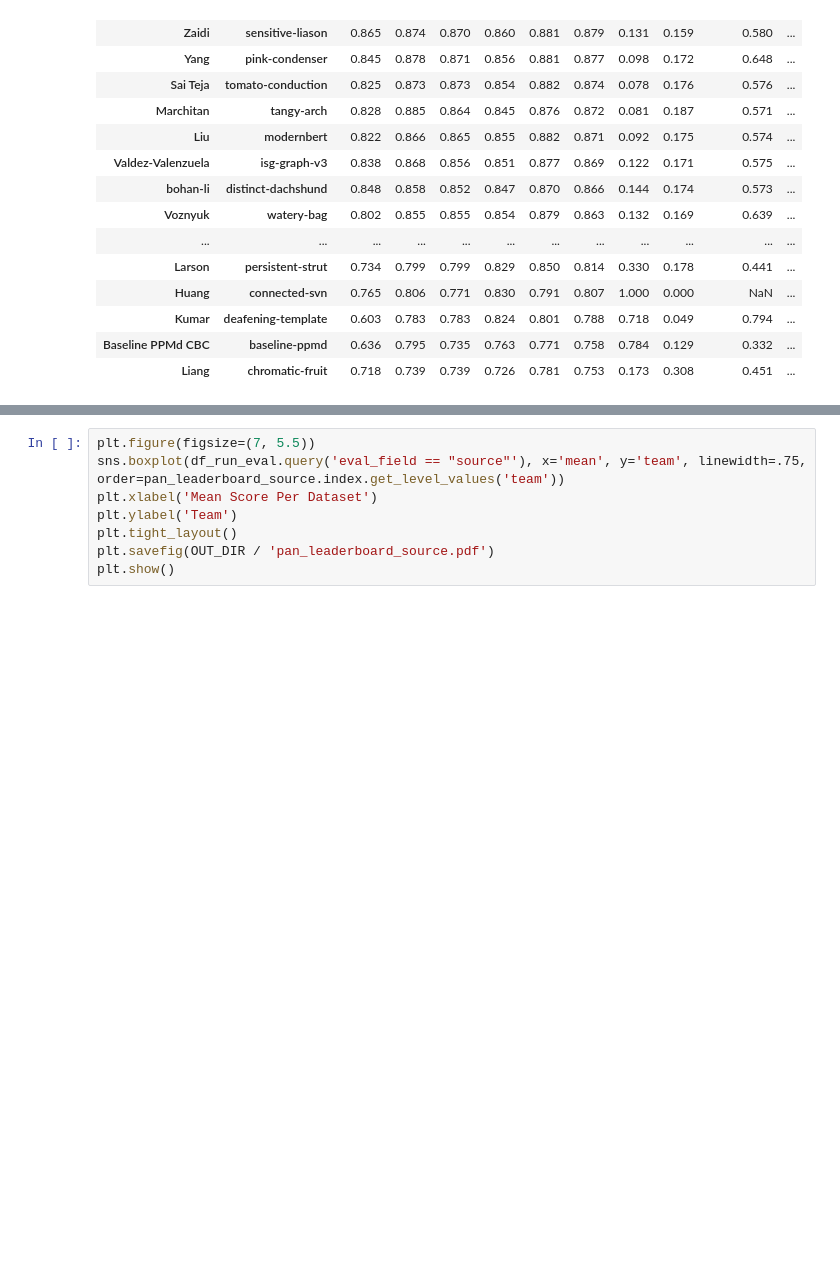
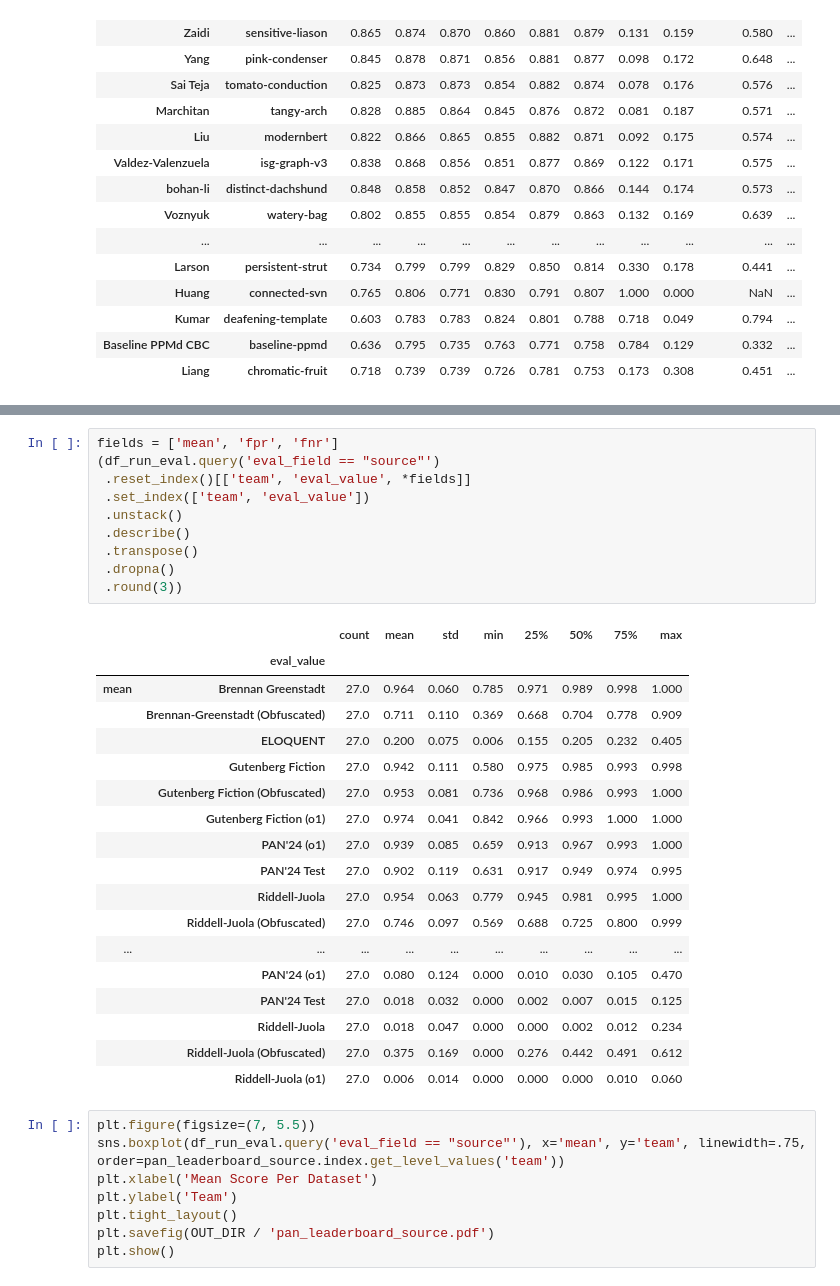
Before and after one commit to pan-webis-de/pan25-generative-ai-authorship-verification, a Jupyter notebook: notebooks/task_eval.ipynb, the cells around one changed output, grey strips where cells are left out. Saved outputs shown, nothing was run; the diff lists cells and outputs as text; blank space fills up the shorter version.

```diff
--- a/notebooks/task_eval.ipynb
+++ b/notebooks/task_eval.ipynb
@@ -261,3 +284,32 @@ pan_leaderboard_source.round(3)
+# %%
+fields = ['mean', 'fpr', 'fnr']
+(df_run_eval.query('eval_field == "source"')
+ .reset_index()[['team', 'eval_value', *fields]]
+ .set_index(['team', 'eval_value'])
+ .unstack()
+ .describe()
+ .transpose()
+ .dropna()
+ .round(3))
+# %% [output]
+|  |  | count | mean | std | min | 25% | 50% | 75% | max |
+|  | eval_value |  |  |  |  |  |  |  |  |
+| mean | Brennan Greenstadt | 27.0 | 0.964 | 0.060 | 0.785 | 0.971 | 0.989 | 0.998 | 1.000 |
+|  | Brennan-Greenstadt (Obfuscated) | 27.0 | 0.711 | 0.110 | 0.369 | 0.668 | 0.704 | 0.778 | 0.909 |
+|  | ELOQUENT | 27.0 | 0.200 | 0.075 | 0.006 | 0.155 | 0.205 | 0.232 | 0.405 |
+|  | Gutenberg Fiction | 27.0 | 0.942 | 0.111 | 0.580 | 0.975 | 0.985 | 0.993 | 0.998 |
+|  | Gutenberg Fiction (Obfuscated) | 27.0 | 0.953 | 0.081 | 0.736 | 0.968 | 0.986 | 0.993 | 1.000 |
+|  | Gutenberg Fiction (o1) | 27.0 | 0.974 | 0.041 | 0.842 | 0.966 | 0.993 | 1.000 | 1.000 |
+|  | PAN'24 (o1) | 27.0 | 0.939 | 0.085 | 0.659 | 0.913 | 0.967 | 0.993 | 1.000 |
+|  | PAN'24 Test | 27.0 | 0.902 | 0.119 | 0.631 | 0.917 | 0.949 | 0.974 | 0.995 |
+|  | Riddell-Juola | 27.0 | 0.954 | 0.063 | 0.779 | 0.945 | 0.981 | 0.995 | 1.000 |
+|  | Riddell-Juola (Obfuscated) | 27.0 | 0.746 | 0.097 | 0.569 | 0.688 | 0.725 | 0.800 | 0.999 |
+| ... | ... | ... | ... | ... | ... | ... | ... | ... | ... |
+|  | PAN'24 (o1) | 27.0 | 0.080 | 0.124 | 0.000 | 0.010 | 0.030 | 0.105 | 0.470 |
+|  | PAN'24 Test | 27.0 | 0.018 | 0.032 | 0.000 | 0.002 | 0.007 | 0.015 | 0.125 |
+|  | Riddell-Juola | 27.0 | 0.018 | 0.047 | 0.000 | 0.000 | 0.002 | 0.012 | 0.234 |
+|  | Riddell-Juola (Obfuscated) | 27.0 | 0.375 | 0.169 | 0.000 | 0.276 | 0.442 | 0.491 | 0.612 |
+|  | Riddell-Juola (o1) | 27.0 | 0.006 | 0.014 | 0.000 | 0.000 | 0.000 | 0.010 | 0.060 |
 # %%
 plt.figure(figsize=(7, 5.5))
 sns.boxplot(df_run_eval.query('eval_field == "source"'), x='mean', y='team', linewidth=.75, order=pan_leaderboard_source.index.get_level_values('team'))
```
Also changed, not shown: parts of 10 cells of this notebook.
